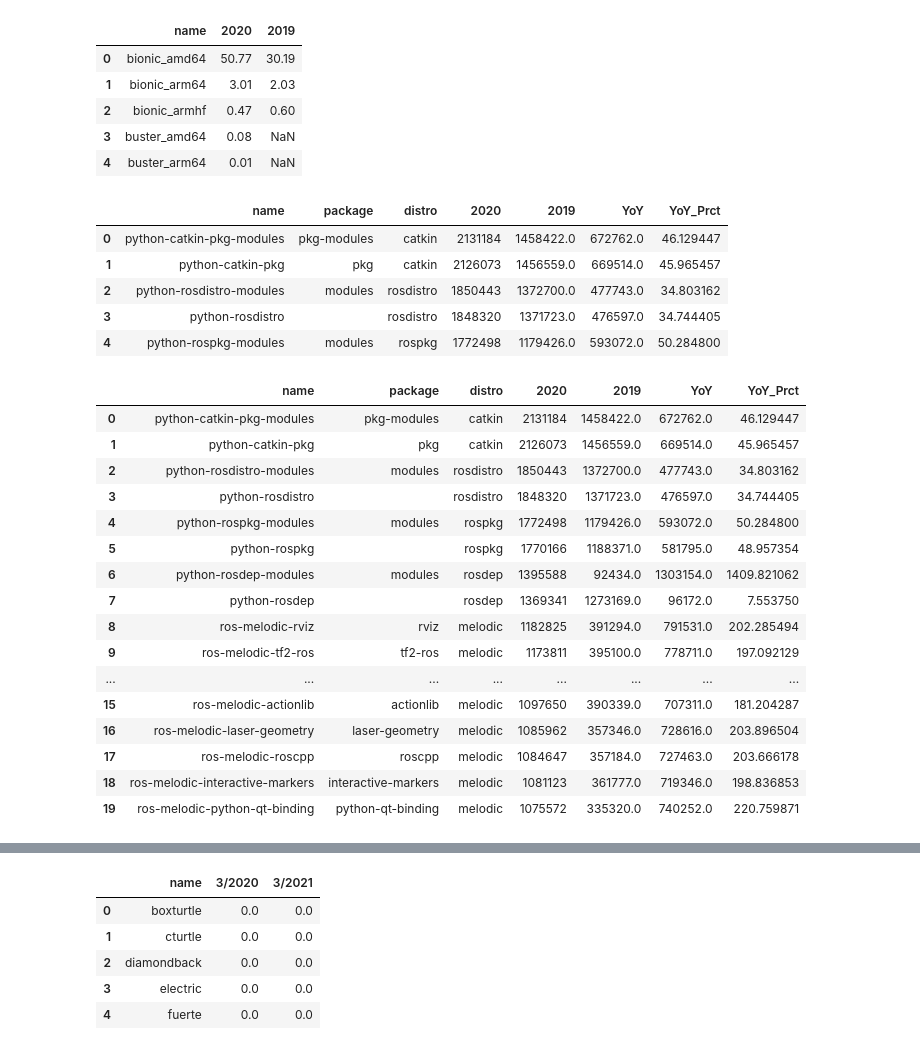
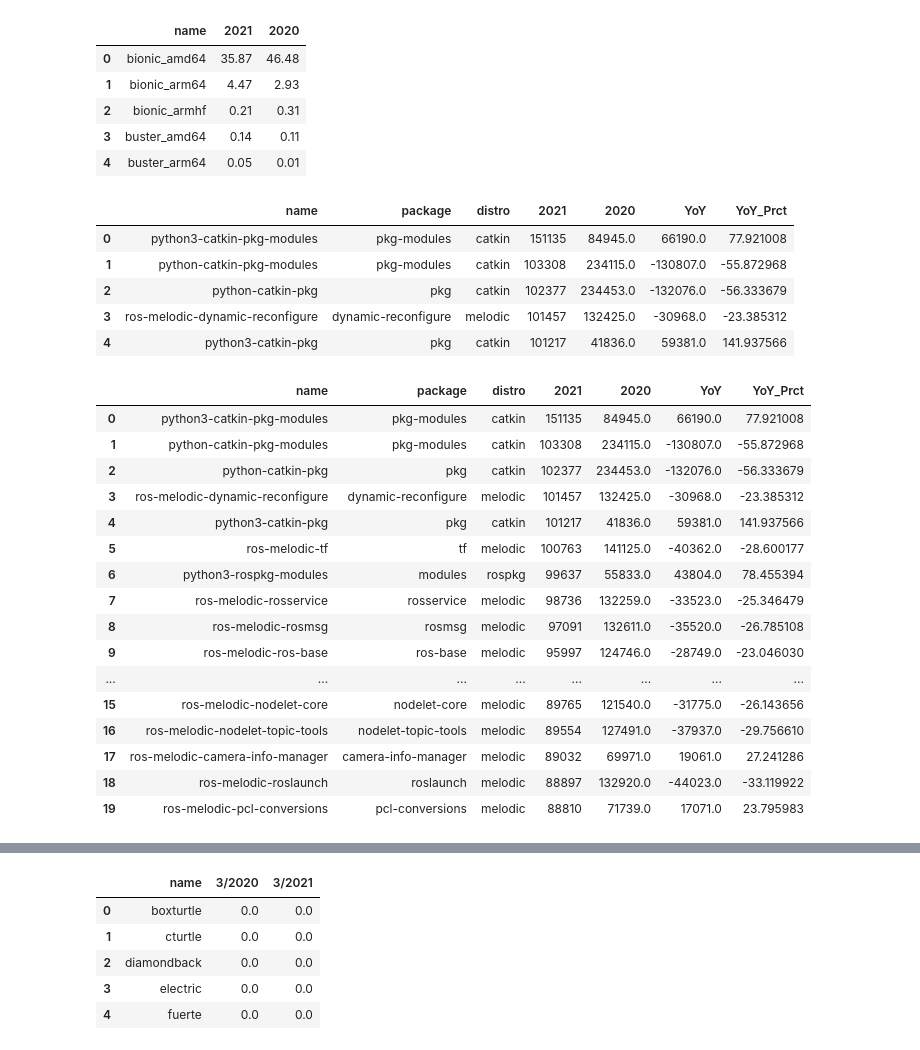
Before and after one commit to osrf/ros_metrics_analysis, a Jupyter notebook: notebooks/DownloadDumpTools.ipynb, the cells around one changed output, grey strips where cells are left out. Cells and saved outputs as stored; diff of their text form; code cells hidden in the pictures.

```diff
--- a/notebooks/DownloadDumpTools.ipynb
+++ b/notebooks/DownloadDumpTools.ipynb
@@ -87,10 +87,10 @@ def process_package_dump(fname,date):
     retval["stats"] = stats
     return retval
 # %%
-fname = "../data/2020_total.txt"
+fname = "../data/Stats112020.txt"
 stats_2020 = process_package_dump(fname,"2020")
-fname = "../data/2019_total.txt"
-stats_2019 = process_package_dump(fname,"2019")
+fname = "../data/Stats112021.txt"
+stats_2021 = process_package_dump(fname,"2021")
 # %%
 def dumb_find(lst, k, v):
     for i, dic in enumerate(lst):
@@ -142,52 +153,52 @@ arch_df.head()
 | 4 | source | 0.00 | 0.00 |
 # %%
-joined_arch_x_os = join_stats([stats_2020["arch_x_os"],stats_2019["arch_x_os"]])
+joined_arch_x_os = join_stats([stats_2021["arch_x_os"],stats_2020["arch_x_os"]])
 arch_os_df = pd.DataFrame(data=joined_arch_x_os)
 arch_os_df.to_csv("arch_os.csv")
 arch_os_df.head()
 # %% [output]
-|  | name | 2020 | 2019 |
-| 0 | bionic_amd64 | 50.77 | 30.19 |
-| 1 | bionic_arm64 | 3.01 | 2.03 |
-| 2 | bionic_armhf | 0.47 | 0.60 |
-| 3 | buster_amd64 | 0.08 | NaN |
-| 4 | buster_arm64 | 0.01 | NaN |
+|  | name | 2021 | 2020 |
+| 0 | bionic_amd64 | 35.87 | 46.48 |
+| 1 | bionic_arm64 | 4.47 | 2.93 |
+| 2 | bionic_armhf | 0.21 | 0.31 |
+| 3 | buster_amd64 | 0.14 | 0.11 |
+| 4 | buster_arm64 | 0.05 | 0.01 |
 # %%
-joined_package = join_stats([stats_2020["package"],stats_2019["package"]],idx="count")
+joined_package = join_stats([stats_2021["package"],stats_2020["package"]],idx="count")
 package_df = pd.DataFrame(data=joined_package)
 # %%
-package_df["YoY"] = package_df["2020"]-package_df["2019"]
-package_df["YoY_Prct"] = 100.00*package_df["YoY"]/package_df["2019"]
+package_df["YoY"] = package_df["2021"]-package_df["2020"]
+package_df["YoY_Prct"] = 100.00*package_df["YoY"]/package_df["2020"]
 
 package_df.to_csv("package.csv")
 package_df.head()
 # %% [output]
-|  | name | package | distro | 2020 | 2019 | YoY | YoY_Prct |
-| 0 | python-catkin-pkg-modules | pkg-modules | catkin | 2131184 | 1458422.0 | 672762.0 | 46.129447 |
-| 1 | python-catkin-pkg | pkg | catkin | 2126073 | 1456559.0 | 669514.0 | 45.965457 |
-| 2 | python-rosdistro-modules | modules | rosdistro | 1850443 | 1372700.0 | 477743.0 | 34.803162 |
-| 3 | python-rosdistro |  | rosdistro | 1848320 | 1371723.0 | 476597.0 | 34.744405 |
-| 4 | python-rospkg-modules | modules | rospkg | 1772498 | 1179426.0 | 593072.0 | 50.284800 |
+|  | name | package | distro | 2021 | 2020 | YoY | YoY_Prct |
+| 0 | python3-catkin-pkg-modules | pkg-modules | catkin | 151135 | 84945.0 | 66190.0 | 77.921008 |
+| 1 | python-catkin-pkg-modules | pkg-modules | catkin | 103308 | 234115.0 | -130807.0 | -55.872968 |
+| 2 | python-catkin-pkg | pkg | catkin | 102377 | 234453.0 | -132076.0 | -56.333679 |
+| 3 | ros-melodic-dynamic-reconfigure | dynamic-reconfigure | melodic | 101457 | 132425.0 | -30968.0 | -23.385312 |
+| 4 | python3-catkin-pkg | pkg | catkin | 101217 | 41836.0 | 59381.0 | 141.937566 |
 # %%
 package_df[0:20]
 # %% [output]
-|  | name | package | distro | 2020 | 2019 | YoY | YoY_Prct |
-| 0 | python-catkin-pkg-modules | pkg-modules | catkin | 2131184 | 1458422.0 | 672762.0 | 46.129447 |
-| 1 | python-catkin-pkg | pkg | catkin | 2126073 | 1456559.0 | 669514.0 | 45.965457 |
-| 2 | python-rosdistro-modules | modules | rosdistro | 1850443 | 1372700.0 | 477743.0 | 34.803162 |
-| 3 | python-rosdistro |  | rosdistro | 1848320 | 1371723.0 | 476597.0 | 34.744405 |
-| 4 | python-rospkg-modules | modules | rospkg | 1772498 | 1179426.0 | 593072.0 | 50.284800 |
-| 5 | python-rospkg |  | rospkg | 1770166 | 1188371.0 | 581795.0 | 48.957354 |
-| 6 | python-rosdep-modules | modules | rosdep | 1395588 | 92434.0 | 1303154.0 | 1409.821062 |
-| 7 | python-rosdep |  | rosdep | 1369341 | 1273169.0 | 96172.0 | 7.553750 |
-| 8 | ros-melodic-rviz | rviz | melodic | 1182825 | 391294.0 | 791531.0 | 202.285494 |
-| 9 | ros-melodic-tf2-ros | tf2-ros | melodic | 1173811 | 395100.0 | 778711.0 | 197.092129 |
+|  | name | package | distro | 2021 | 2020 | YoY | YoY_Prct |
+| 0 | python3-catkin-pkg-modules | pkg-modules | catkin | 151135 | 84945.0 | 66190.0 | 77.921008 |
+| 1 | python-catkin-pkg-modules | pkg-modules | catkin | 103308 | 234115.0 | -130807.0 | -55.872968 |
+| 2 | python-catkin-pkg | pkg | catkin | 102377 | 234453.0 | -132076.0 | -56.333679 |
+| 3 | ros-melodic-dynamic-reconfigure | dynamic-reconfigure | melodic | 101457 | 132425.0 | -30968.0 | -23.385312 |
+| 4 | python3-catkin-pkg | pkg | catkin | 101217 | 41836.0 | 59381.0 | 141.937566 |
+| 5 | ros-melodic-tf | tf | melodic | 100763 | 141125.0 | -40362.0 | -28.600177 |
+| 6 | python3-rospkg-modules | modules | rospkg | 99637 | 55833.0 | 43804.0 | 78.455394 |
+| 7 | ros-melodic-rosservice | rosservice | melodic | 98736 | 132259.0 | -33523.0 | -25.346479 |
+| 8 | ros-melodic-rosmsg | rosmsg | melodic | 97091 | 132611.0 | -35520.0 | -26.785108 |
+| 9 | ros-melodic-ros-base | ros-base | melodic | 95997 | 124746.0 | -28749.0 | -23.046030 |
 | ... | ... | ... | ... | ... | ... | ... | ... |
-| 15 | ros-melodic-actionlib | actionlib | melodic | 1097650 | 390339.0 | 707311.0 | 181.204287 |
-| 16 | ros-melodic-laser-geometry | laser-geometry | melodic | 1085962 | 357346.0 | 728616.0 | 203.896504 |
-| 17 | ros-melodic-roscpp | roscpp | melodic | 1084647 | 357184.0 | 727463.0 | 203.666178 |
-| 18 | ros-melodic-interactive-markers | interactive-markers | melodic | 1081123 | 361777.0 | 719346.0 | 198.836853 |
-| 19 | ros-melodic-python-qt-binding | python-qt-binding | melodic | 1075572 | 335320.0 | 740252.0 | 220.759871 |
+| 15 | ros-melodic-nodelet-core | nodelet-core | melodic | 89765 | 121540.0 | -31775.0 | -26.143656 |
+| 16 | ros-melodic-nodelet-topic-tools | nodelet-topic-tools | melodic | 89554 | 127491.0 | -37937.0 | -29.756610 |
+| 17 | ros-melodic-camera-info-manager | camera-info-manager | melodic | 89032 | 69971.0 | 19061.0 | 27.241286 |
+| 18 | ros-melodic-roslaunch | roslaunch | melodic | 88897 | 132920.0 | -44023.0 | -33.119922 |
+| 19 | ros-melodic-pcl-conversions | pcl-conversions | melodic | 88810 | 71739.0 | 17071.0 | 23.795983 |
 # %%
 dashing = package_df[package_df["distro"]=="dashing"]
 dashing[0:20]
```
Also changed, not shown: parts of 13 cells of this notebook, 1 other file.
